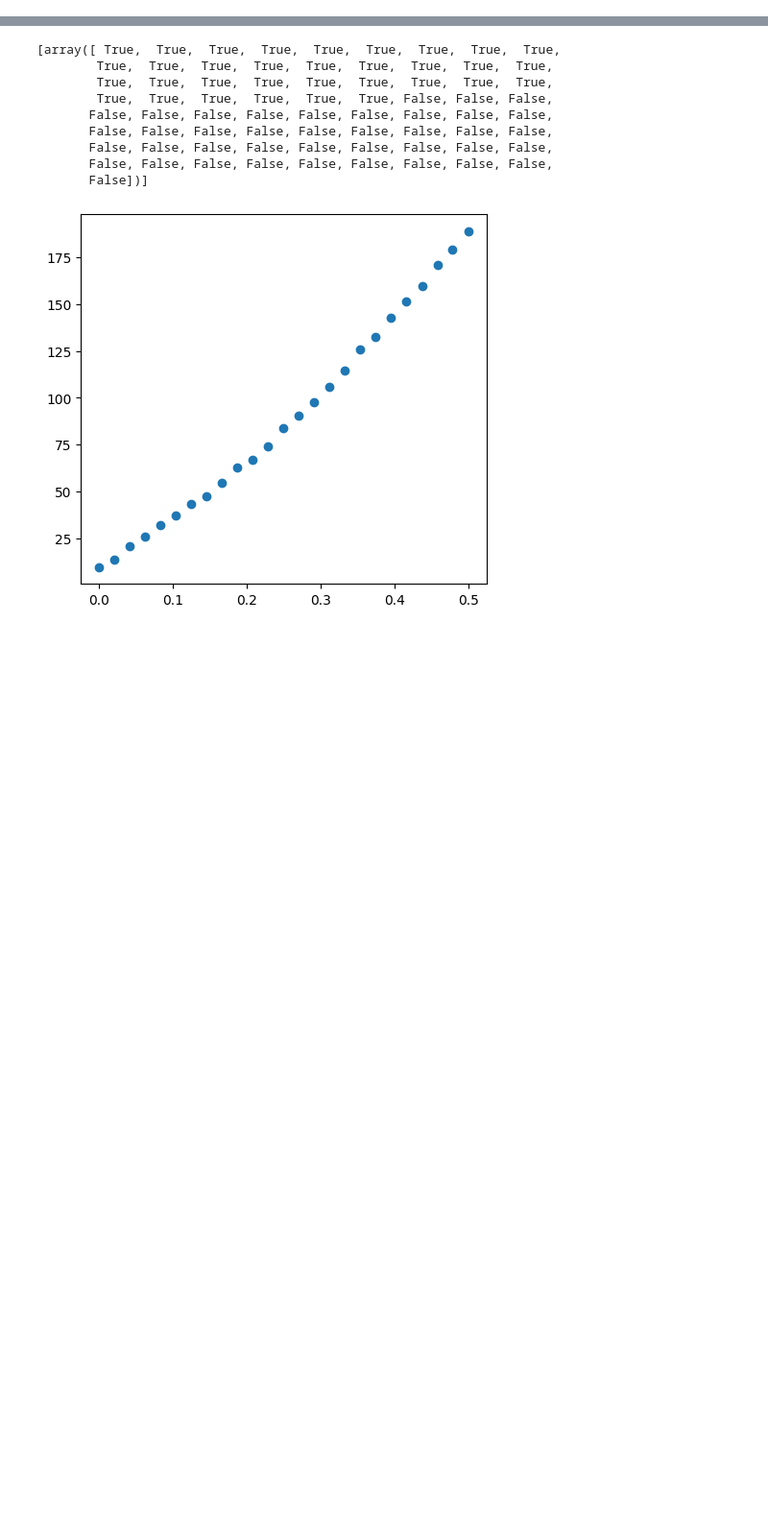
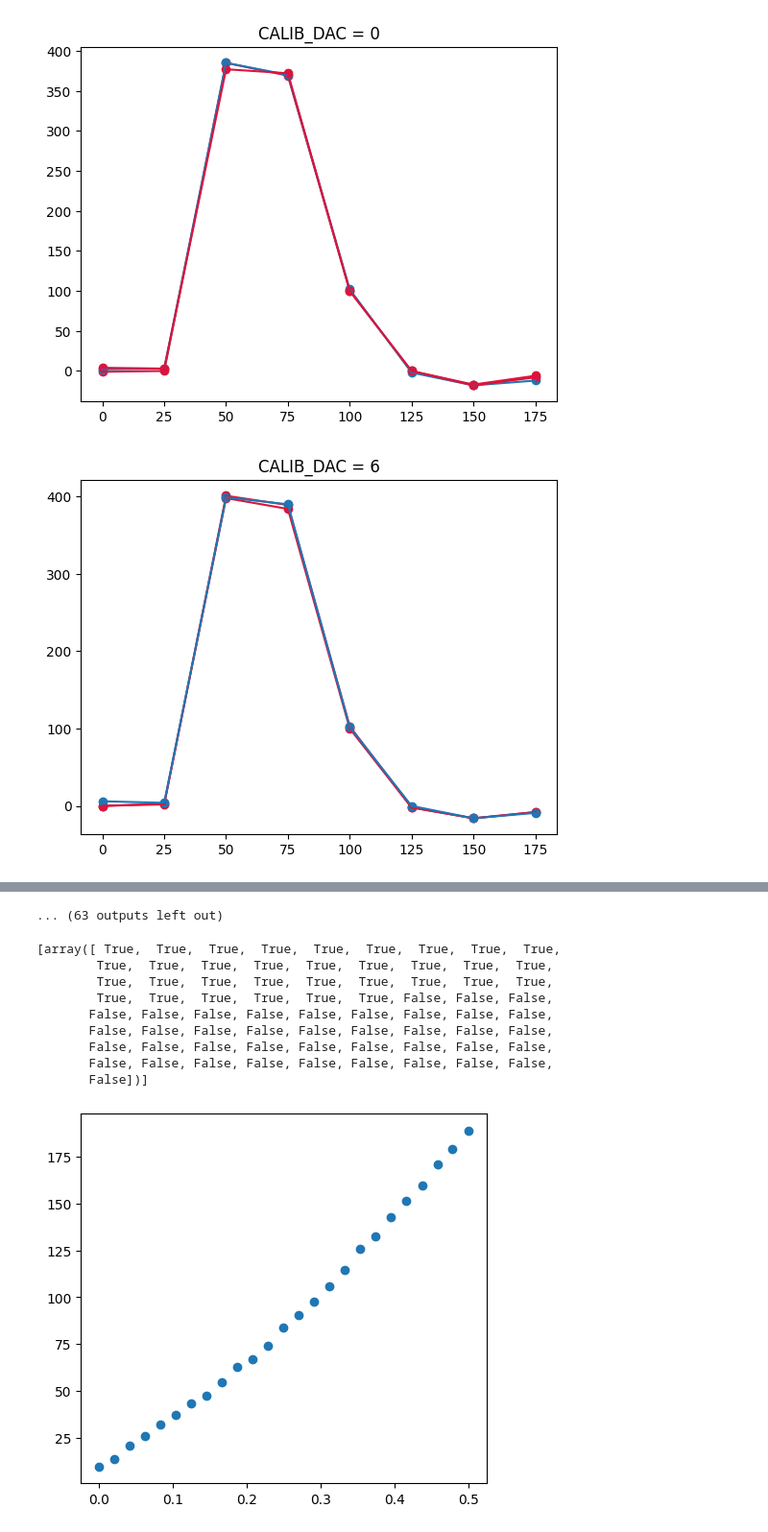
Before and after one commit to gajdangreta/hcalTestBeam, a Jupyter notebook: hcalEnv/notebooks/charge_injection.ipynb, the cells around one changed output, grey strips where cells are left out. Shown at 96% size. Saved outputs shown, nothing was run; the diff lists cells and outputs as text; code cells hidden in the pictures; blank space fills up the shorter version.

```diff
--- a/hcalEnv/notebooks/charge_injection.ipynb
+++ b/hcalEnv/notebooks/charge_injection.ipynb
@@ -91,0 +294,6 @@ pmerged.drop(["PLANE", "STRIP", "END", "pedestal", "mean", "std_dev",
+# %%
+single_high.apply(plot_adc, axis=1)
+plt.show()
+# %% [output]
+[figure, added]
+[figure, added]
@@ -92,3 +310,4 @@ pmerged.drop(["PLANE", "STRIP", "END", "pedestal", "mean", "std_dev",
+... (63 outputs left out)
 # %%
 ADC_max=pmerged[list(pmerged.filter(regex = 'ADC.?'))].max(axis=1)
 pmerged=pmerged.assign(adc_max=ADC_max)
```
Also changed, not shown: parts of 19 cells of this notebook, 2 other files.
